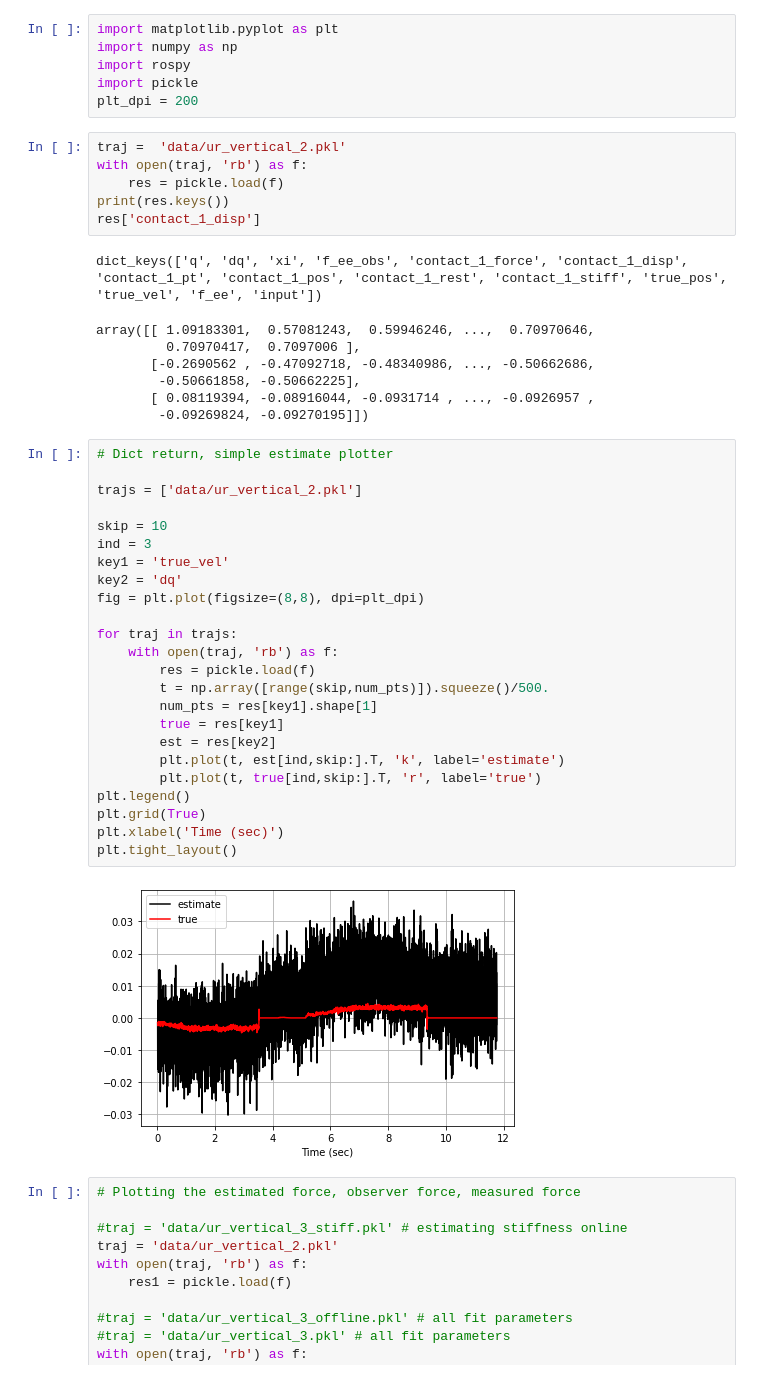
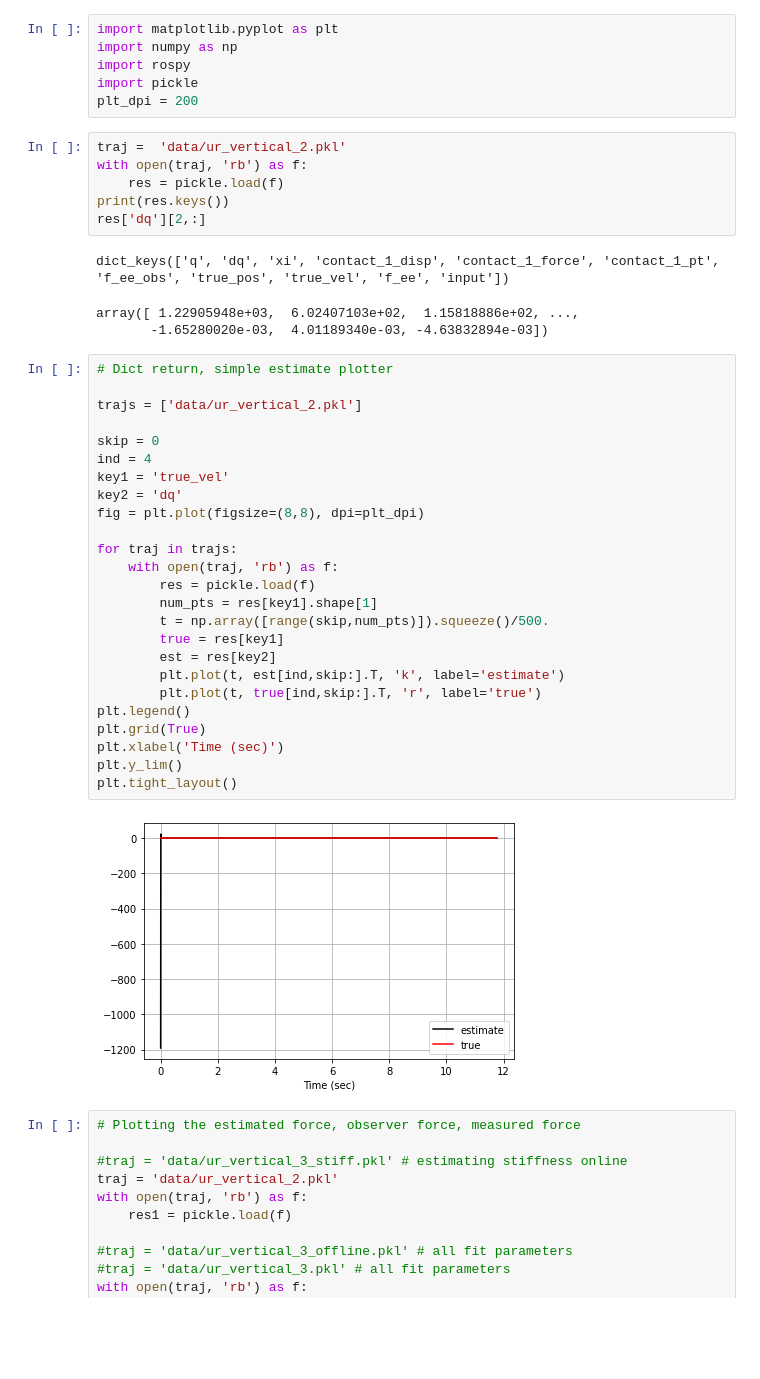
Before and after one commit to khaninger/full-state-estimator, a Jupyter notebook: pickle_plot.ipynb, the cells around one changed output. Cells and saved outputs as stored; diff of their text form; blank space fills up the shorter version.

```diff
--- a/pickle_plot.ipynb
+++ b/pickle_plot.ipynb
@@ -9,41 +9,38 @@ traj =  'data/ur_vertical_2.pkl'
 with open(traj, 'rb') as f:
     res = pickle.load(f)
 print(res.keys())
-res['contact_1_disp']
+res['dq'][2,:]
 # %% [output]
-dict_keys(['q', 'dq', 'xi', 'f_ee_obs', 'contact_1_force', 'contact_1_disp', 'contact_1_pt', 'contact_1_pos', 'contact_1_rest', 'contact_1_stiff', 'true_pos', 'true_vel', 'f_ee', 'input'])
+dict_keys(['q', 'dq', 'xi', 'contact_1_disp', 'contact_1_force', 'contact_1_pt', 'f_ee_obs', 'true_pos', 'true_vel', 'f_ee', 'input'])
-array([[ 1.09183301,  0.57081243,  0.59946246, ...,  0.70970646,
-         0.70970417,  0.7097006 ],
-       [-0.2690562 , -0.47092718, -0.48340986, ..., -0.50662686,
-        -0.50661858, -0.50662225],
-       [ 0.08119394, -0.08916044, -0.0931714 , ..., -0.0926957 ,
-        -0.09269824, -0.09270195]])
+array([ 1.22905948e+03,  6.02407103e+02,  1.15818886e+02, ...,
+       -1.65280020e-03,  4.01189340e-03, -4.63832894e-03])
 # %%
 # Dict return, simple estimate plotter
 
 trajs = ['data/ur_vertical_2.pkl']
 
-skip = 10
-ind = 3
+skip = 0
+ind = 4
 key1 = 'true_vel'
 key2 = 'dq'
 fig = plt.plot(figsize=(8,8), dpi=plt_dpi)
 
 for traj in trajs:
     with open(traj, 'rb') as f:
         res = pickle.load(f)
+        num_pts = res[key1].shape[1]
         t = np.array([range(skip,num_pts)]).squeeze()/500.
-        num_pts = res[key1].shape[1]
         true = res[key1]
         est = res[key2]
         plt.plot(t, est[ind,skip:].T, 'k', label='estimate')
         plt.plot(t, true[ind,skip:].T, 'r', label='true')
 plt.legend()
 plt.grid(True)
 plt.xlabel('Time (sec)')
+plt.y_lim()
 plt.tight_layout()
 # %% [output]
-[figure, old version]
+[figure, new version]
 # %%
 # Plotting the estimated force, observer force, measured force
 
```
Also changed, not shown: 4 other files.
